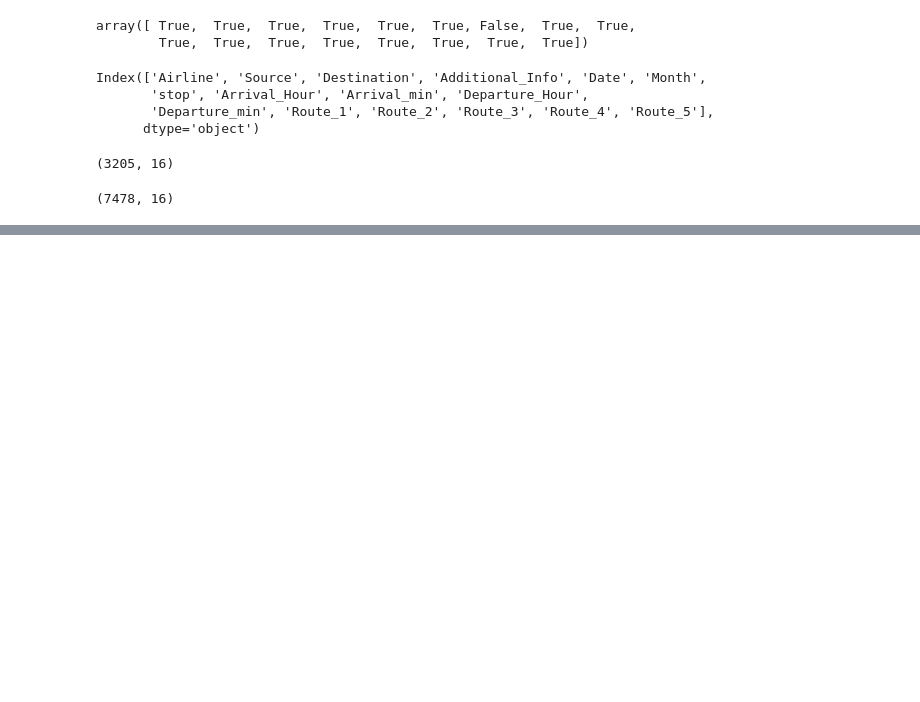
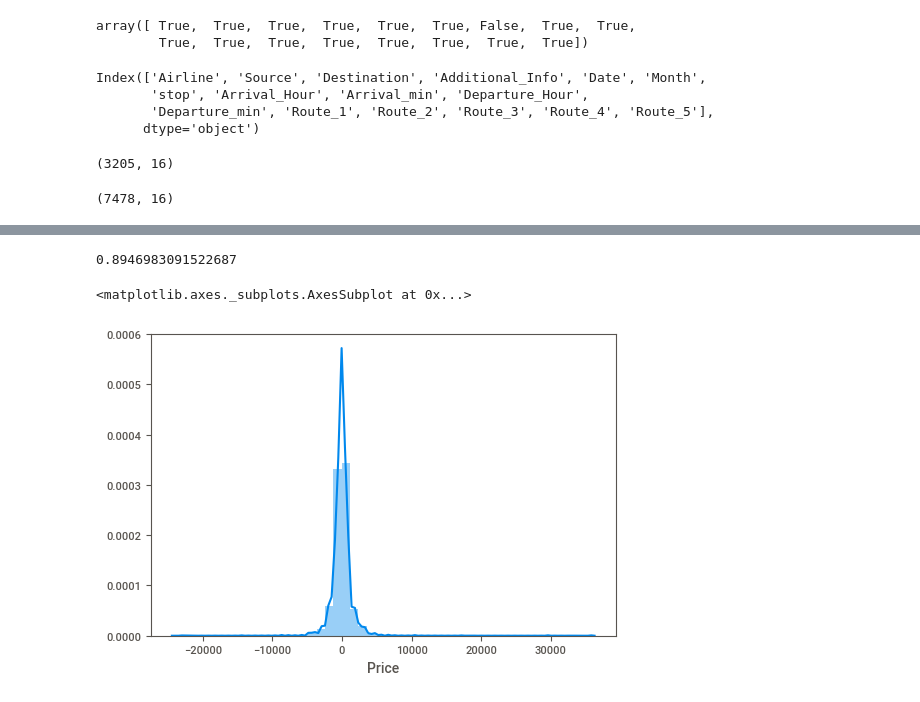
Before and after one commit to RageshwarSharma/Machine-Learning, a Jupyter notebook: Regression/Flight price prediction.ipynb, the cells around one changed output, grey strips where cells are left out. Saved outputs shown, nothing was run; the diff lists cells and outputs as text; code cells hidden in the pictures; blank space fills up the shorter version.

```diff
--- a/Regression/Flight price prediction.ipynb
+++ b/Regression/Flight price prediction.ipynb
@@ -586,0 +743,6 @@ plt.scatter(test_y,y_pred)
+# %%
+XG = XGBRegressor()
+# %%
+XG_random = RandomizedSearchCV(estimator=XG,param_distributions=random_grid,n_iter=100,cv=3,verbose=2,random_state=42,n_jobs=-1)
+# %%
+XG_random.fit(train_x,train_y)
@@ -586,0 +783,11 @@ plt.scatter(test_y,y_pred)
+# %%
+XG_random.best_score_
+# %% [output]
+0.8946983091522687
+# %%
+y_pred = XG_random.predict(test_x)
+# %%
+sns.distplot(test_y-y_pred)
+# %% [output]
+<matplotlib.axes._subplots.AxesSubplot at 0x...>
+[figure, added]
```
Also changed, not shown: parts of 44 cells of this notebook.
